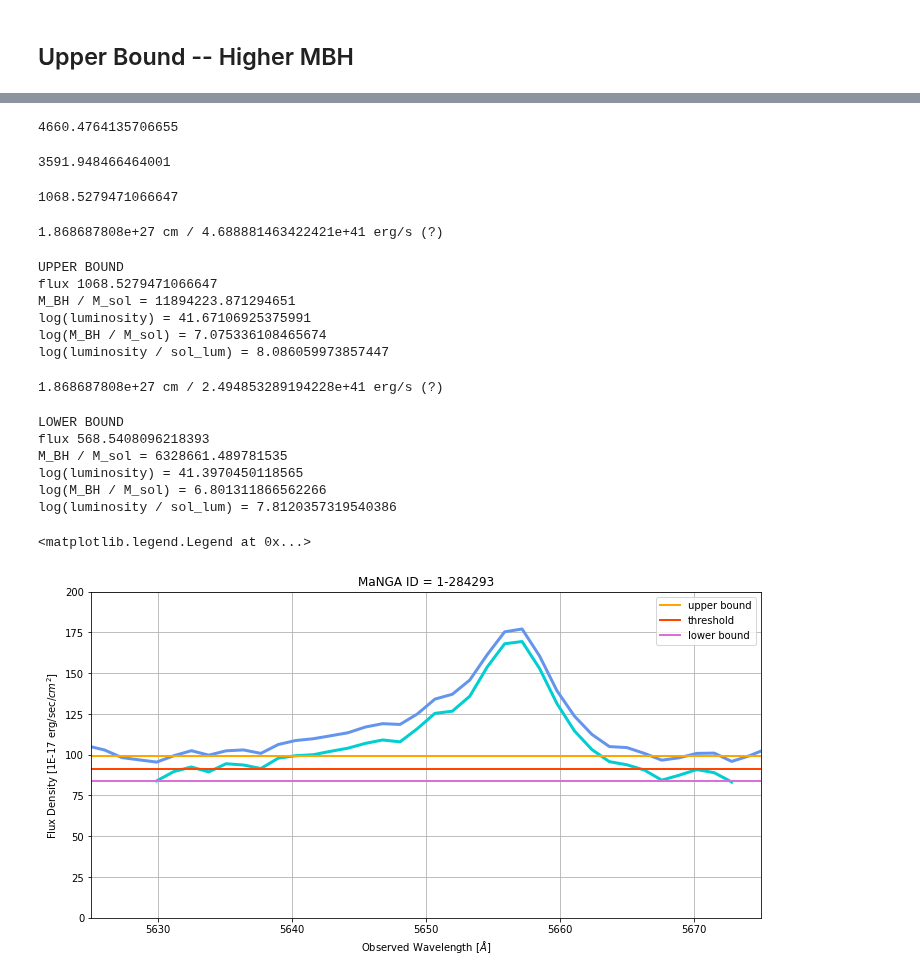
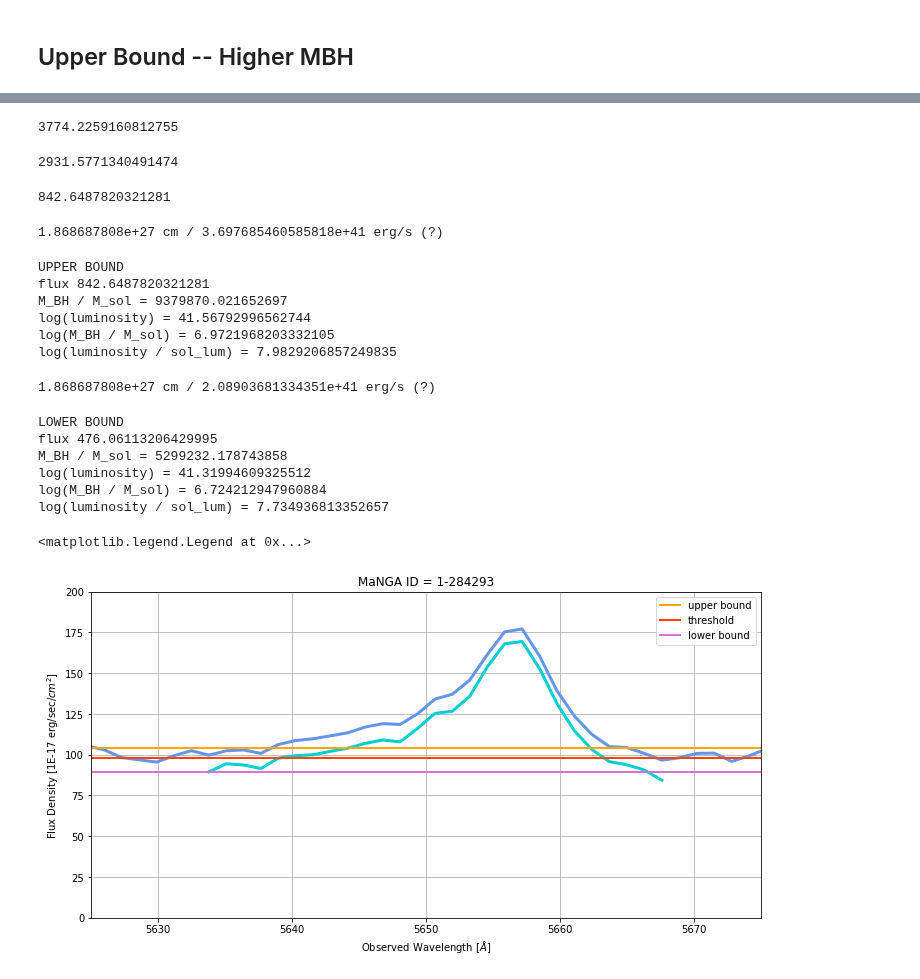
Before and after one commit to Natacha-U/Snr-Prj, a Jupyter notebook: 1-284293_Error.ipynb, the cells around one changed output, grey strips where cells are left out. Saved outputs shown, nothing was run; the diff lists cells and outputs as text; code cells hidden in the pictures.

Commit message:
fixed flux value

```diff
--- a/1-284293_Error.ipynb
+++ b/1-284293_Error.ipynb
@@ -60,7 +60,7 @@ yaxis = np.where(np.logical_and(wave > start, wave < end))[0]
 # print(yaxis)
 
 # yaxis = yaxis[9:32]
-yaxis_lower = yaxis[11:30]
+yaxis_lower = yaxis[14:29]
 print(yaxis_lower)
 print(len(yaxis_lower))
 
@@ -335,7 +335,7 @@ yaxis = np.where(np.logical_and(wave > start_upper, wave < end_upper))[0]
 # print(yaxis)
 
 # yaxis = yaxis[9:32]
-yaxis_upper = yaxis[3:37]
+yaxis_upper = yaxis[6:33]
 print(yaxis_upper)
 print(len(yaxis_upper))
 
@@ -566,23 +565,23 @@ for i in range(1, len(ycoord_upper)-1):
 finalarea_upper = (1/2) * area_upper
 finalarea_upper
 # %% [output]
-4660.4764135706655
+3774.2259160812755
 # %%
 subtract_upper = ycoord_upper[0] * (xcoord_upper[-1] - xcoord_upper[0])
 subtract_upper
 # %% [output]
-3591.948466464001
+2931.5771340491474
 # %%
 fluxarea_upper = finalarea_upper - subtract_upper
 fluxarea_upper
 # %% [output]
-1068.5279471066647
+842.6487820321281
 # %%
 luminosity_distance = Mpc_to_cm(605.6)
 luminosity_upper = luminosity_calc(luminosity_distance, fluxarea_upper)
 print(luminosity_distance, 'cm', '/', luminosity_upper, ('erg/s (?)'))
 # %% [output]
-1.868687808e+27 cm / 4.688881463422421e+41 erg/s (?)
+1.868687808e+27 cm / 3.697685460585818e+41 erg/s (?)
 # %%
 print('UPPER BOUND')
 print('flux', fluxarea_upper)
@@ -592,17 +591,17 @@ print('log(M_BH / M_sol) =', np.log10(BH_calc(luminosity_upper)))
 print('log(luminosity / sol_lum) =', np.log10(luminosity_upper / sol_luminosity))
 # %% [output]
 UPPER BOUND
-flux 1068.5279471066647
-M_BH / M_sol = 11894223.871294651
-log(luminosity) = 41.67106925375991
-log(M_BH / M_sol) = 7.075336108465674
-log(luminosity / sol_lum) = 8.086059973857447
+flux 842.6487820321281
+M_BH / M_sol = 9379870.021652697
+log(luminosity) = 41.56792996562744
+log(M_BH / M_sol) = 6.9721968203332105
+log(luminosity / sol_lum) = 7.9829206857249835
 # %%
 luminosity_distance = Mpc_to_cm(605.6)
 luminosity = luminosity_calc(luminosity_distance, fluxarea)
 print(luminosity_distance, 'cm', '/', luminosity, ('erg/s (?)'))
 # %% [output]
-1.868687808e+27 cm / 2.494853289194228e+41 erg/s (?)
+1.868687808e+27 cm / 2.08903681334351e+41 erg/s (?)
 # %%
 print('LOWER BOUND')
 print('flux', fluxarea)
@@ -612,34 +611,34 @@ print('log(M_BH / M_sol) =', np.log10(BH_calc(luminosity)))
 print('log(luminosity / sol_lum) =', np.log10(luminosity / sol_luminosity))
 # %% [output]
 LOWER BOUND
-flux 568.5408096218393
-M_BH / M_sol = 6328661.489781535
-log(luminosity) = 41.3970450118565
-log(M_BH / M_sol) = 6.801311866562266
-log(luminosity / sol_lum) = 7.8120357319540386
+flux 476.06113206429995
+M_BH / M_sol = 5299232.178743858
+log(luminosity) = 41.31994609325512
+log(M_BH / M_sol) = 6.724212947960884
+log(luminosity / sol_lum) = 7.734936813352657
 # %%
 plt.figure(figsize = (12,6))
 plt.grid()
 plt.xlim(start, end)
 # plt.xlim(5500,5700)
 plt.ylim(0, height)
 # plt.ylim(200,300)
 plt.xlabel('Observed Wavelength ' + r'[$\AA$]')
 plt.ylabel('Flux Density [1E-17 erg/sec/'+r'$cm^2$]')
 plt.title('MaNGA ID = ' + mangaid)
 plt.plot(wave, sumflux, color = 'cornflowerblue', linewidth = 3)
 plt.plot(wave[yaxis_upper[0] : yaxis_upper[-1] + 1], sumresult_upper, color = 'darkturquoise', linewidth = 3)
 plt.axhline(sumresult[index], linewidth = 2, color = 'orange', label = 'upper bound')
 
-plt.axhline(91.5370797496289, linewidth = 2, color = 'orangered', label = 'threshold')
+plt.axhline(97.88267247751355, linewidth = 2, color = 'orangered', label = 'threshold')
 # plt.axhline(106.03559160605073, linewidth = 2, color = 'orangered', label = 'threshold')
 
 plt.axhline(sumresult_upper[index], linewidth = 2, color = 'orchid', label = 'lower bound')
 
 
 plt.legend()
 
 # plt.savefig('Images/ub_th_lb.png', bbox_inches = 'tight')
 # %% [output]
 <matplotlib.legend.Legend at 0x...>
-[figure, old version]
+[figure, new version]
```
Also changed, not shown: parts of 31 cells of this notebook, 1 other file.
